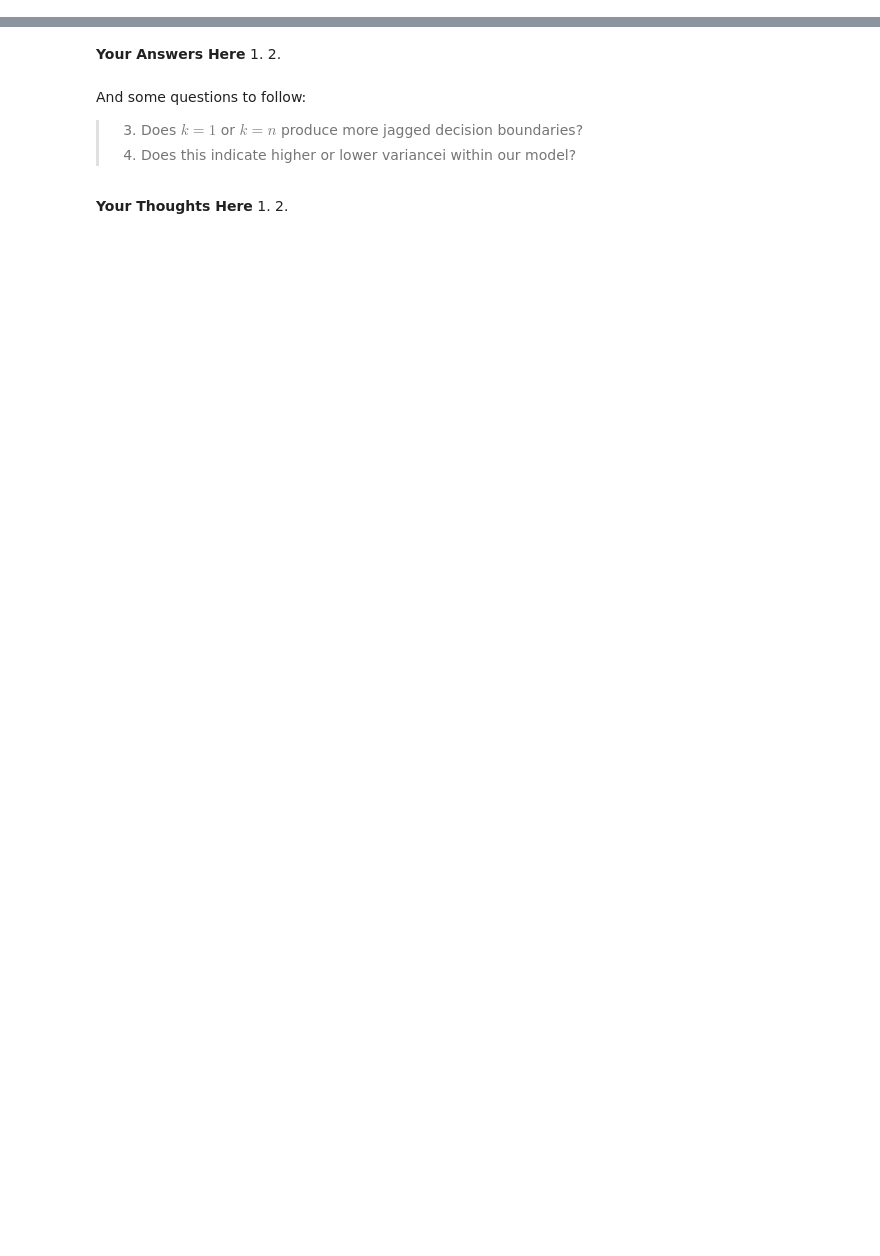
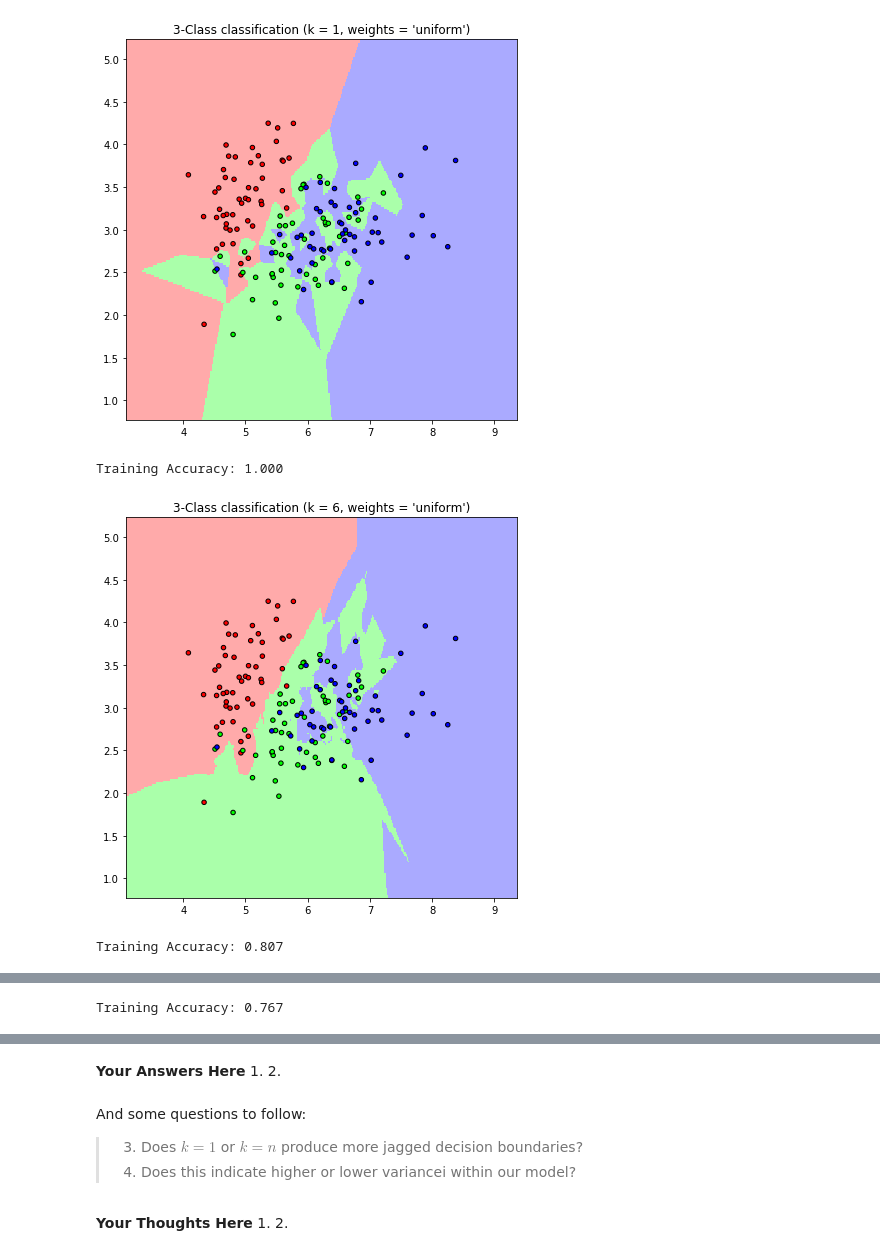
Before and after one commit to claalmve/susa-lecture-9, a Jupyter notebook: SUSA Lecture 9.ipynb, the cells around one changed output, grey strips where cells are left out. Saved outputs shown, nothing was run; the diff lists cells and outputs as text; code cells hidden in the pictures; blank space fills up the shorter version.

```diff
--- a/SUSA Lecture 9.ipynb
+++ b/SUSA Lecture 9.ipynb
@@ -27,0 +86,75 @@ Note: kNN has $O(1)$ training time! This is because there is no training. (Think
+# %%
+# For this example, we're just going to use the first two columns of the dataset.
+#We could avoid this ugly slicing by using a two-dim dataset
+X = iris.data[:, :2]
+X = X + 0.3*np.random.randn(X.shape[0], X.shape[1])
+
+h = .02  # step size in the mesh
+
+# Create color maps
+cmap_light = ListedColormap(['#FFAAAA', '#AAFFAA', '#AAAAFF'])
+cmap_bold = ListedColormap(['#FF0000', '#00FF00', '#0000FF'])
+
+n_neighbors = 1
+weights ='uniform'
+# %%
+def kNNForIris(num_neighbors,X,y,mweights = "uniform"):
+    plt.figure(figsize = (7,7))
+    x_min, x_max = X[:, 0].min() - 1, X[:, 0].max() + 1
+    y_min, y_max = X[:, 1].min() - 1, X[:, 1].max() + 1
+    xx, yy = np.meshgrid(np.arange(x_min, x_max, h),
+                         np.arange(y_min, y_max, h))
+
+    # we create an instance of Neighbours Classifier and fit the data.
+
+    clf = neighbors.KNeighborsClassifier(num_neighbors, weights=weights)
+
+    clf.fit(X, y)
+
+    Z = clf.predict(np.c_[xx.ravel(), yy.ravel()])
+
+    # Put the result into a color plot
+    Z = Z.reshape(xx.shape)
+
+    plt.pcolormesh(xx, yy, Z, cmap=cmap_light)
+    # Plot also the training points
+    plt.scatter(X[:, 0], X[:, 1], c=y, cmap=cmap_bold,
+                edgecolor='k', s=20)
+    plt.xlim(xx.min(), xx.max())
+    plt.ylim(yy.min(), yy.max())
+    plt.title("3-Class classification (k = %i, weights = '%s')"
+              % (num_neighbors, weights))
+    plt.show()
+    print("Training Accuracy: %.3f"%(clf.score(X,y)))
+
+def determineError(X,Y,yTitle="Training Accuracy"):
+    plt.figure(figsize = (7,7))
+
+
+    errors = []
+    for num_neighbors in range(1,trainX.shape[0]):
+        clf = neighbors.KNeighborsClassifier(num_neighbors, weights=weights)
+        x_min, x_max = X[:, 0].min() - 1, X[:, 0].max() + 1
+        y_min, y_max = X[:, 1].min() - 1, X[:, 1].max() + 1
+        xx, yy = np.meshgrid(np.arange(x_min, x_max, h),
+                             np.arange(y_min, y_max, h))
+        clf.fit(X,Y)
+
+        error = clf.score(X,Y)
+        errors.append(error)
+
+    plt.plot(errors)
+    plt.ylabel(yTitle)
+    plt.xlabel('k Value')
+    plt.show()
+    return errors
+
+#Testing differnet values for K
+kNNForIris(1,X,y)
+kNNForIris(6,X,y)
+kNNForIris(50,X,y)
+# %% [output]
+[figure, added]
+Training Accuracy: 1.000
+[figure, added]
+Training Accuracy: 0.807
@@ -28,3 +162,4 @@ Note: kNN has $O(1)$ training time! This is because there is no training. (Think
+Training Accuracy: 0.767
 # %% [markdown]
 ## Decision Boundaries
 
```
Also changed, not shown: parts of 16 cells of this notebook, 1 other file.
